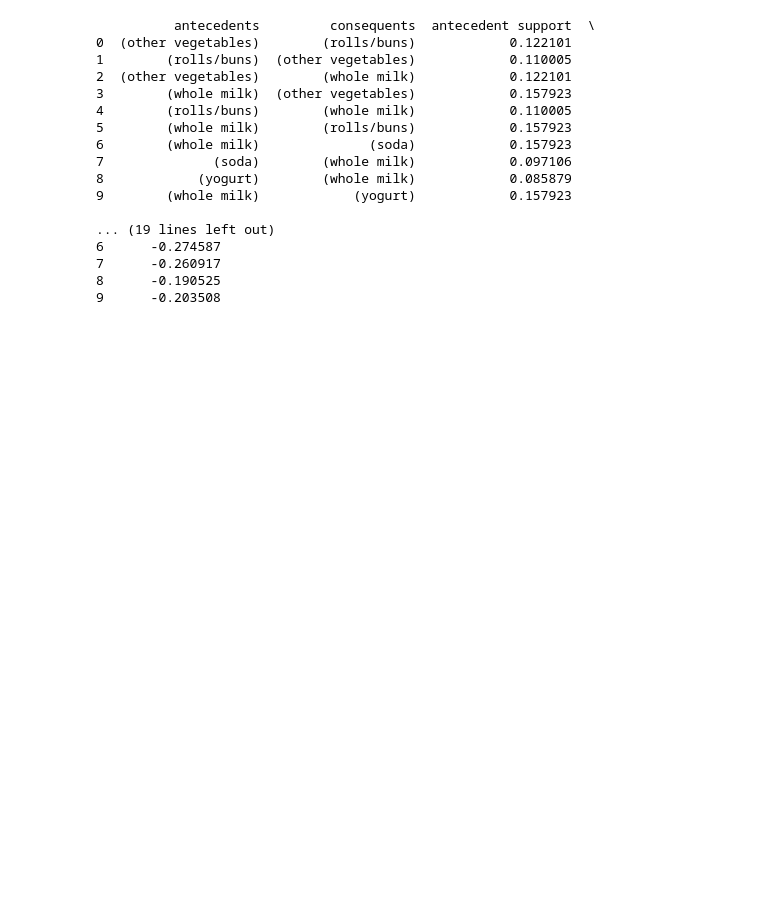
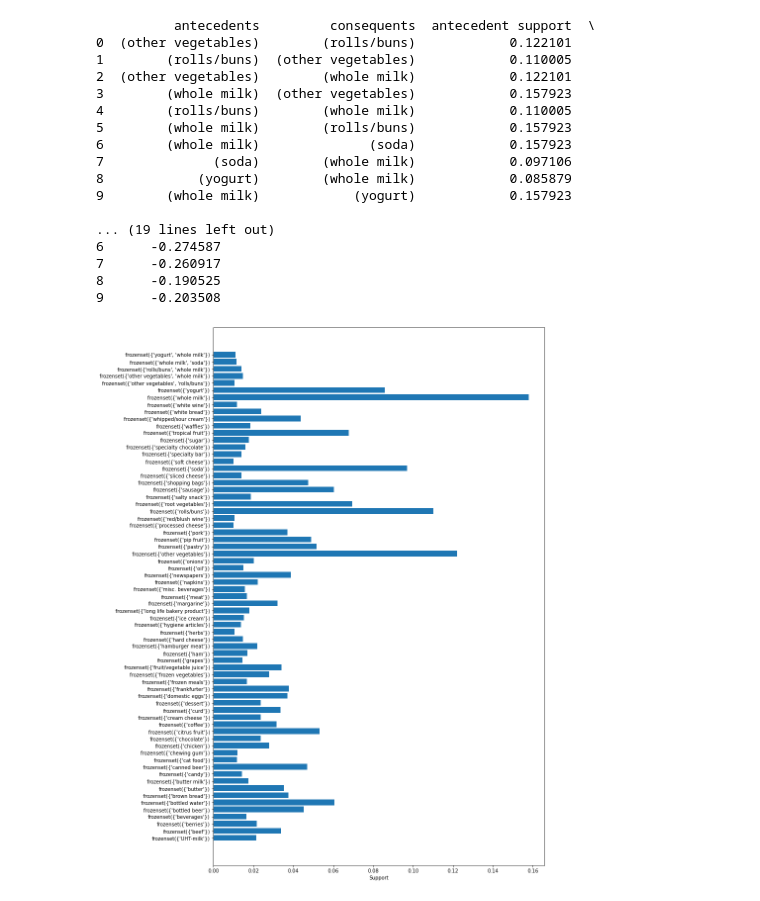
Before and after one commit to Prathamesh47/Machine-Learning, a Jupyter notebook: Apriori/order1.ipynb, the cells around one changed output. Drawn from its saved outputs; the diff is of its cells as text; code cells hidden in the pictures; blank space fills up the shorter version.

Commit message:
Freq of items graph added

```diff
--- a/Apriori/order1.ipynb
+++ b/Apriori/order1.ipynb
@@ -77,3 +77,12 @@ print(rules)
 7      -0.260917
 8      -0.190525
 9      -0.203508
+# %%
+import matplotlib.pyplot as plt
+plt.figure(figsize=[12,20])
+plt.barh(range(len(freq_item)),freq_item['support'])
+plt.yticks(range(len(freq_item)),freq_item['itemsets'])
+plt.xlabel('Support')
+plt.show()
+# %% [output]
+[figure, added]
```
